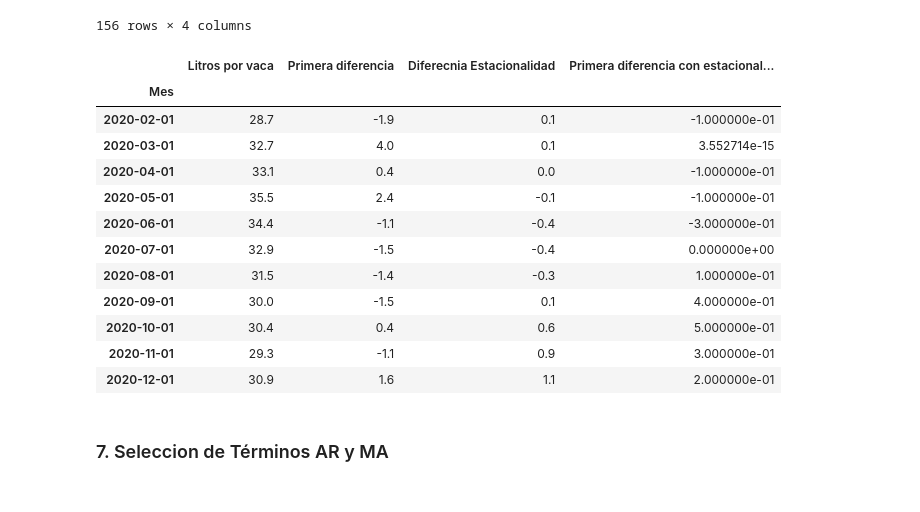
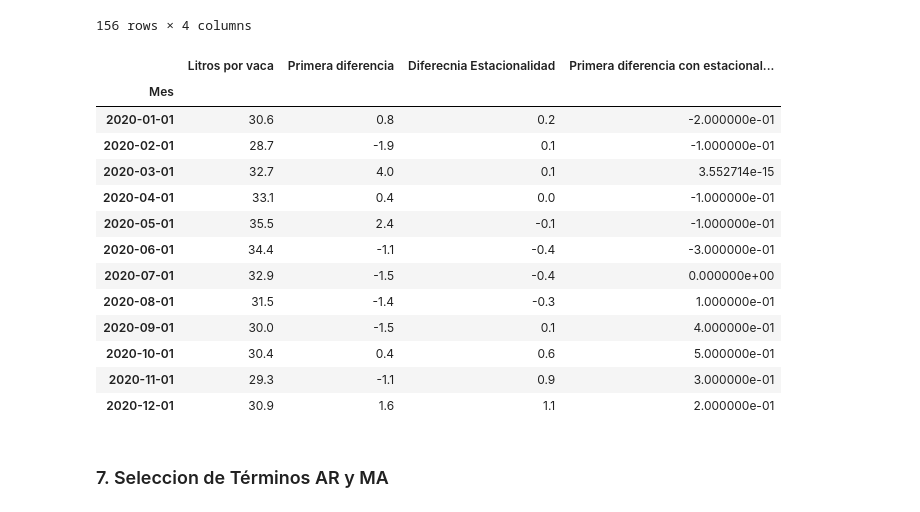
Before and after one commit to dparedes616/Series-de-Tiempo, a Jupyter notebook: Proyectos/Hacienda_el_Jobo.ipynb, the cells around one changed output. Cells and saved outputs as stored; diff of their text form; code cells hidden in the pictures.

```diff
--- a/Proyectos/Hacienda_el_Jobo.ipynb
+++ b/Proyectos/Hacienda_el_Jobo.ipynb
@@ -318,11 +318,12 @@ df_train
 | 2019-12-01 | 29.8 | 1.4 | 0.4 | -1.000000e-01 |
 156 rows × 4 columns
 # %%
-df_tes = df_proyecto[157:]
+df_tes = df_proyecto[156:]
 df_tes
 # %% [output]
 |  | Litros por vaca | Primera diferencia | Diferecnia Estacionalidad | Primera diferencia con estacional... |
 | Mes |  |  |  |  |
+| 2020-01-01 | 30.6 | 0.8 | 0.2 | -2.000000e-01 |
 | 2020-02-01 | 28.7 | -1.9 | 0.1 | -1.000000e-01 |
 | 2020-03-01 | 32.7 | 4.0 | 0.1 | 3.552714e-15 |
 | 2020-04-01 | 33.1 | 0.4 | 0.0 | -1.000000e-01 |
```
Also changed, not shown: parts of 15 cells of this notebook.
